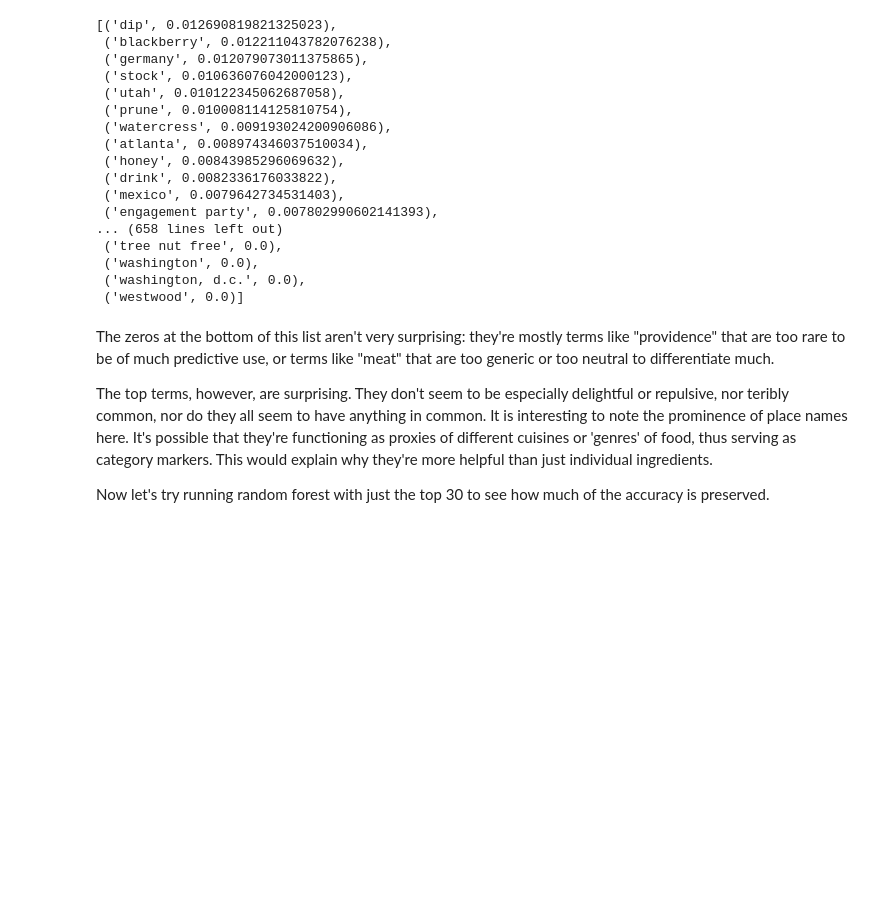
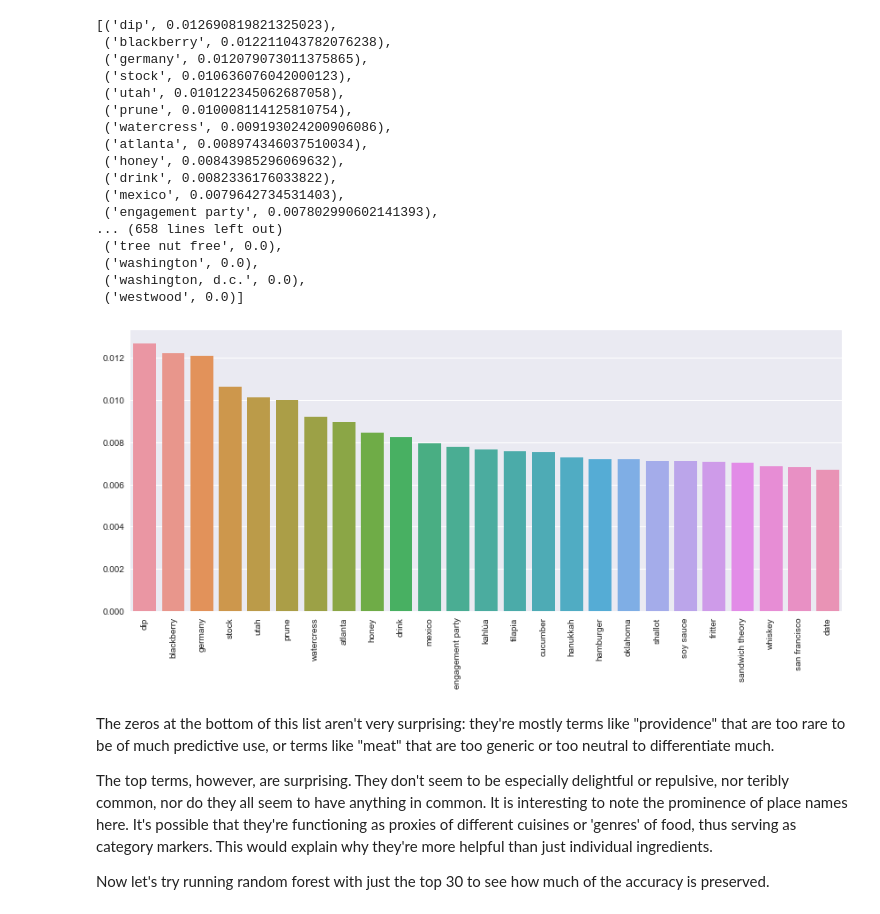
Before and after one commit to wwwslinger/drills, a Jupyter notebook: Thinkful/drills/3.4.4 SVM challenge.ipynb, the cells around one changed output. Drawn from its saved outputs; the diff is of its cells as text; code cells hidden in the pictures; blank space fills up the shorter version.

```diff
--- a/Thinkful/drills/3.4.4 SVM challenge.ipynb
+++ b/Thinkful/drills/3.4.4 SVM challenge.ipynb
@@ -123,6 +123,16 @@ labeled_fi
  ('washington', 0.0),
  ('washington, d.c.', 0.0),
  ('westwood', 0.0)]
+# %%
+plt.figure(figsize=(12,6))
+x_imp = [tup[0] for tup in labeled_fi[:25]]
+y_labels = [tup[1] for tup in labeled_fi[:25]]
+sns.barplot(x_imp, y_labels)
+plt.xticks(rotation=90)
+plt.tight_layout()
+plt.show()
+# %% [output]
+[figure, added]
 # %% [markdown]
 The zeros at the bottom of this list aren't very surprising: they're mostly terms like "providence" that are too rare to be of much predictive use, or terms like "meat" that are too generic or too neutral to differentiate much.
 
```
